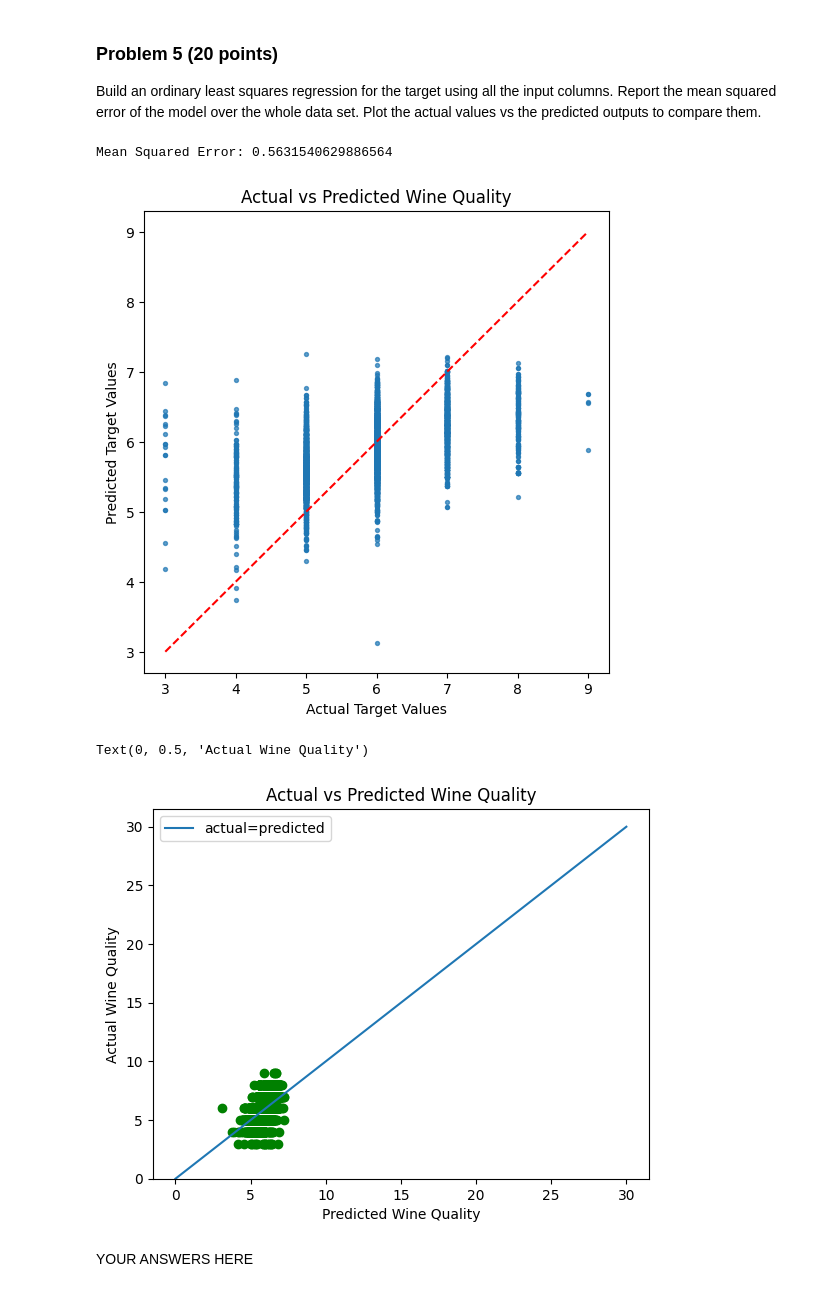
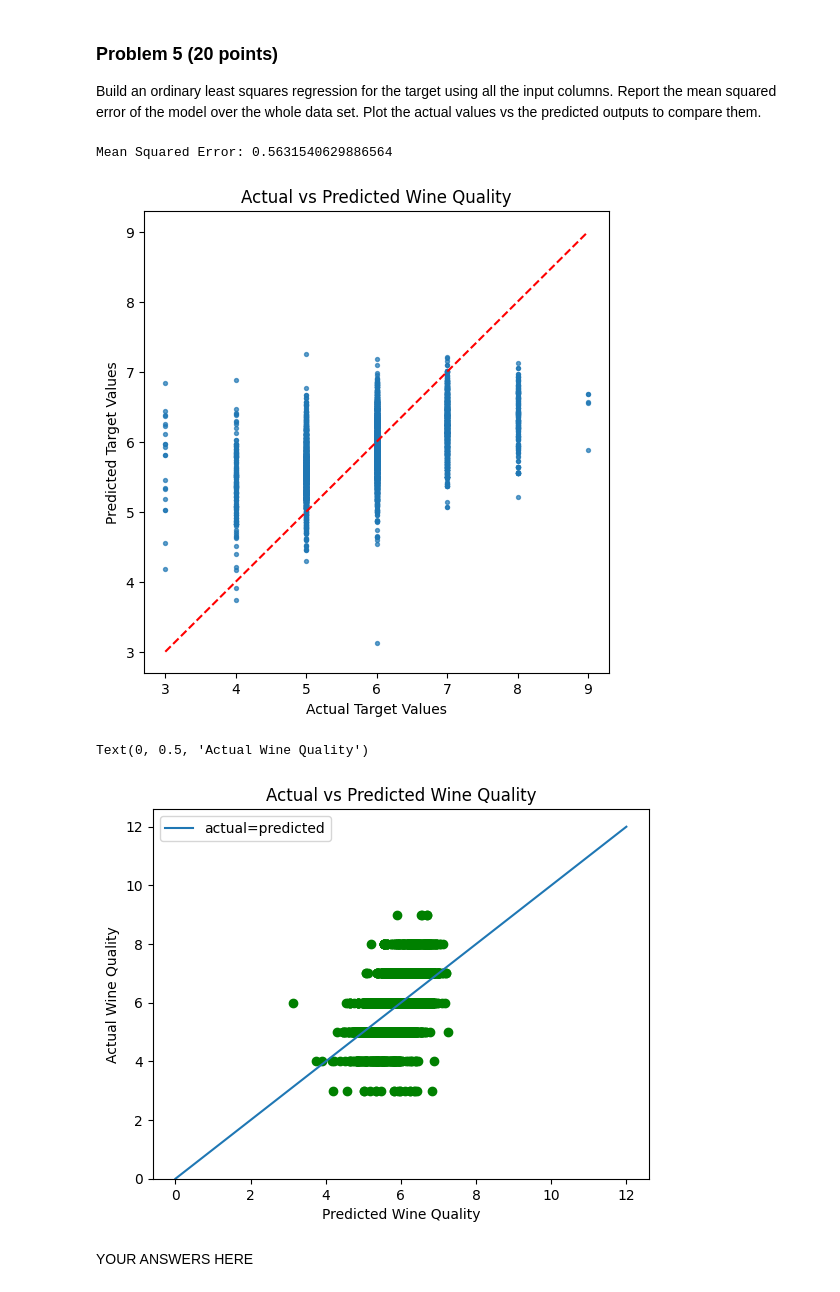
Before and after one commit to JCameronH/dx601-final-project, a Jupyter notebook: project.ipynb, the cells around one changed output. Cells and saved outputs as stored; diff of their text form; code cells hidden in the pictures.

```diff
--- a/project.ipynb
+++ b/project.ipynb
@@ -225,35 +225,36 @@ model.fit(X, y)
 #Predict on same dataset
 y_pred = model.predict(X)
 
 #mean squared error
 mse = np.mean((y - y_pred) ** 2)
 print("Mean Squared Error:", mse)
 
 # Plot actual vs predicted
 plt.figure(figsize=(6,6))
 plt.scatter(y, y_pred, s=8, alpha=0.7)
 plt.xlabel("Actual Target Values")
 plt.ylabel("Predicted Target Values")
 plt.title("Actual vs Predicted Wine Quality")
 plt.plot([y.min(), y.max()], [y.min(), y.max()], "r--")
 plt.show()
 
-plt.plot([0,30], [0,30], label ="actual=predicted")
+plt.plot([0,12], [0,12], label ="actual=predicted")
 plt.scatter(y_pred, y, color = "green")
 plt.gca().set_ylim(0)
 plt.legend()
 plt.title("Actual vs Predicted Wine Quality")
 plt.xlabel("Predicted Wine Quality")
 plt.ylabel("Actual Wine Quality")
+
 #The mean squared error of 0.563 suggests that the linear model does capture some underlying trend in the data (since its only off by roughly half a prediction value, with the prediction values ranging 3 to 9).
 #However, the predictions remain noisy. This aligns with the actual vs. predicted scatter plot, which shows broad vertical lines around each target value and indicates only limited linear dependency between the features(x values) and wine quality(y value/target).
 #This question did not ask for r2, however, I would assume its very low (well below 70%). This would indicate that the Xvalues do not do a good job of explaining the relationship of wine quality (y value)
 #I am questioning the use of a regression model with the target variable more so categorical between the values of 3 and 9. I beleive this is what is causign the vertical lines on the actual vs predicted plot. This isn't technically a forever/continous variable rating scale for Y with values between 3 and 9.
 # %% [output]
 Mean Squared Error: 0.5631540629886564
 [figure]
 Text(0, 0.5, 'Actual Wine Quality')
-[figure, old version]
+[figure, new version]
 # %% [markdown]
 YOUR ANSWERS HERE
 # %% [markdown]
```
